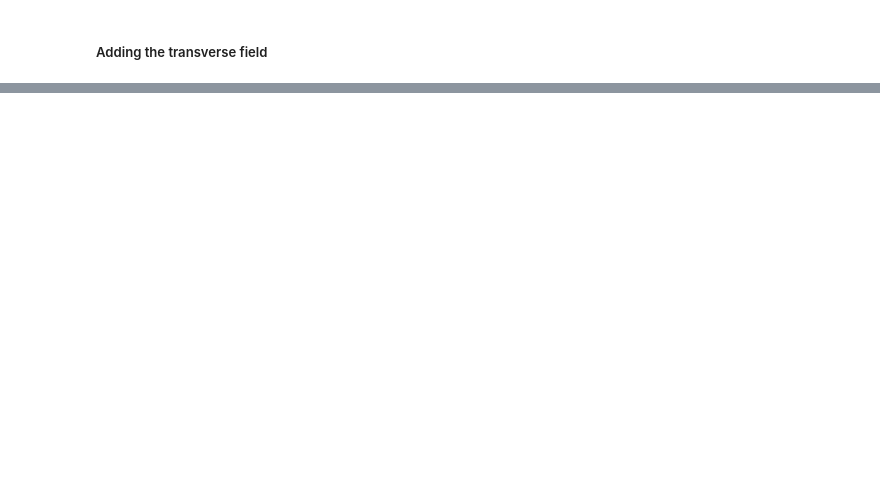
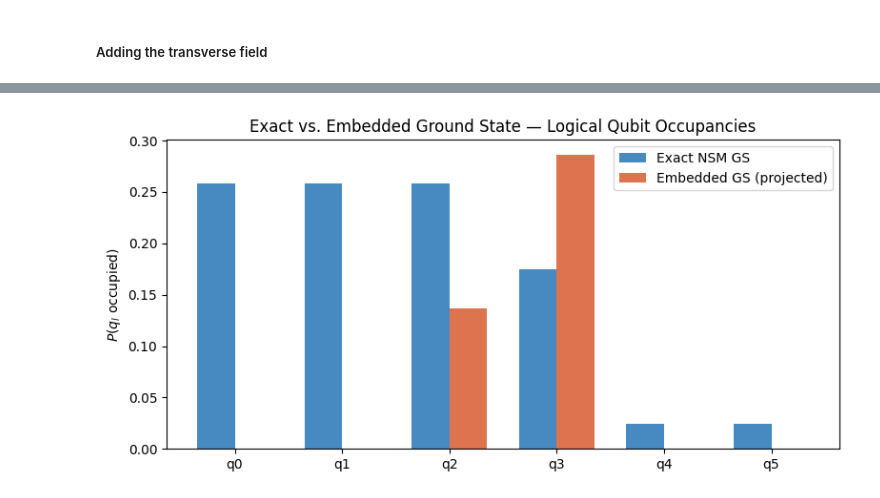
Before and after one commit to emacosta95/Gadget4NSMForQuantumSimulators, a Jupyter notebook: DWAVEembedding.ipynb, the cells around one changed output, grey strips where cells are left out. Drawn from its saved outputs; the diff is of its cells as text; code cells hidden in the pictures; blank space fills up the shorter version.

```diff
--- a/DWAVEembedding.ipynb
+++ b/DWAVEembedding.ipynb
@@ -815,7 +826,7 @@ for logical, chain in chains.items():
         d_logical = d_opt[logical] / np.sqrt(2)
         magnitude = np.sqrt(np.abs(d_logical) * J_F)
         d_phys[chain[0]] = +magnitude
-        d_phys[chain[1]] = np.sign(d_logical) * magnitude
+        d_phys[chain[1]] = -1 * np.sign(d_logical) * magnitude
 
 # transverse field on physical qubits
 transverse_hamiltonian = 0.0
@@ -826,10 +856,10 @@ for phys_idx in range(n_physical):
 # %%
 # full hamiltonian with transverse field
-H_total = H_constraint + H_ferro + transverse_hamiltonian
+H_total = H_constraint + H_ferro + transverse_hamiltonian + H_diagonal
 
 # diagonalize
 evals, evecs = H_total.eigenstates()
-
+gs_emb = evecs[0].full().flatten()
 print("=== Ground state analysis ===")
 print(f"Ground state energy: {np.real(evals[0]):.6f}")
 print(f"First excited energy: {np.real(evals[1]):.6f}")
@@ -847,7 +877,7 @@ print("-" * 50)
 for idx in sorted_idx[:10]:  # top 10 components
     if probs[idx] < 1e-6:
         break
-    bitstring = format(idx, f"0{n_physical}b")[::-1]  # reverse for q0=LSB
+    bitstring = format(idx, f"0{n_physical}b")  # reverse for q0=LSB
 
     # identify which logical qubit is occupied
     occupied_physical = [i for i, b in enumerate(bitstring) if b == "1"]
@@ -991,0 +910,74 @@ Fidelity (logical vs embedded projected): 0.970292
+# %%
+# === Comparison: embedded GS vs. exact NSM GS ===
+
+# 1. logical qubit ordering: q0..q5 from the exact wavefunction plot
+# Exact GS: probabilities are for bitstrings 000001, 000010, 000100, 001000, 010000, 100000
+# i.e. qubit 5, 4, 3, 2, 1, 0 occupied respectively (QuTiP: q0=MSB)
+exact_probs = {}  # logical qubit index -> probability
+for logical in range(logical_qubits):
+    # one-hot state: only logical qubit `logical` occupied
+    # in QuTiP ordering, qubit 0 is MSB, so qubit `logical` occupies bit (logical_qubits-1-logical) from right
+    idx_exact = 1 << (logical_qubits - 1 - logical)  # wrong! see below
+    # Actually: basis label "100000" means q0=1, which in QuTiP is index 2^(n-1)
+    # "000001" means q5=1, which is index 2^0 = 1
+    # So logical qubit l corresponds to index 2^(logical_qubits - 1 - l)
+    gs_full = ground_state_N1.full().flatten()
+    exact_probs[logical] = np.abs(gs_full[1 << (logical_qubits - 1 - logical)]) ** 2
+
+# 2. Embedded GS: for each logical qubit, sum probability over all chain configs
+embedded_probs = {}
+gs_emb_full = gs.full().flatten()  # gs from the embedded diagonalization
+
+for logical in range(logical_qubits):
+    chain = chains[logical]
+    # valid physical states: all qubits in chain are 1, all others 0
+    # (ferromagnetic constraint forces all chain qubits to agree)
+    total_prob = 0.0
+    for phys_state in range(2**n_physical):
+        bits = [(phys_state >> p) & 1 for p in range(n_physical)]
+        # check: all chain qubits are 1
+        if all(bits[p] == 1 for p in chain):
+            # check: no other chain qubits are 1 (strict one-hot on logical level)
+            other_occupied = [
+                p for p in range(n_physical) if bits[p] == 1 and p not in chain
+            ]
+            if len(other_occupied) == 0:
+                total_prob += np.abs(gs_emb_full[phys_state]) ** 2
+    embedded_probs[logical] = total_prob
+
+# 3. Plot comparison
+fig, ax = plt.subplots(figsize=(8, 4))
+x = np.arange(logical_qubits)
+w = 0.35
+ax.bar(
+    x - w / 2,
+    [exact_probs[l] for l in range(logical_qubits)],
+    w,
+    label="Exact NSM GS",
+    color="#2775b6",
+    alpha=0.85,
+)
+ax.bar(
+    x + w / 2,
+    [embedded_probs[l] for l in range(logical_qubits)],
+    w,
+    label="Embedded GS (projected)",
+    color="#d85a30",
+    alpha=0.85,
+)
+ax.set_xticks(x)
+ax.set_xticklabels([f"q{l}" for l in range(logical_qubits)])
+ax.set_ylabel(r"$P(q_l \text{ occupied})$")
+ax.set_title("Exact vs. Embedded Ground State — Logical Qubit Occupancies")
+ax.legend()
+plt.tight_layout()
+plt.savefig("comparison_exact_vs_embedded.pdf")
+plt.show()
+
+print(f"\n{'Logical':>8}  {'Exact prob':>12}  {'Embedded prob':>14}  {'Ratio':>8}")
+print("-" * 48)
+for l in range(logical_qubits):
+    r = embedded_probs[l] / exact_probs[l] if exact_probs[l] > 1e-10 else float("nan")
+    print(f"  q{l}     {exact_probs[l]:>12.5f}  {embedded_probs[l]:>14.5f}  {r:>8.4f}")
+# %% [output]
+[figure, added]
```
Also changed, not shown: parts of 20 cells of this notebook, 6 other files.
